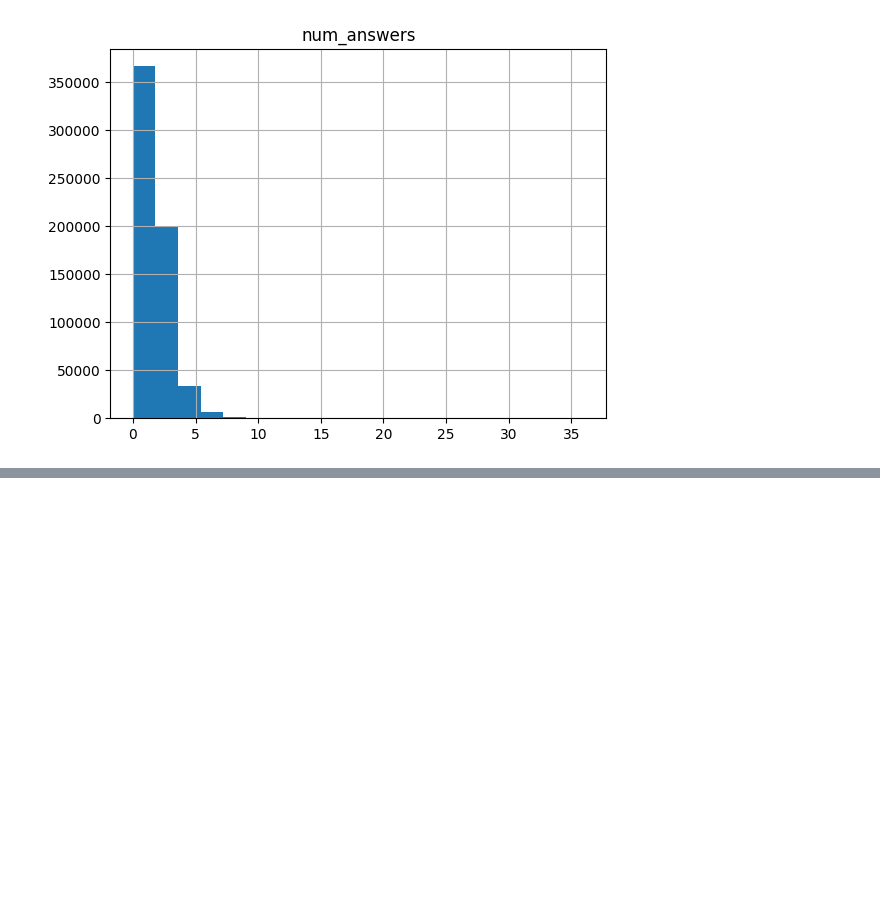
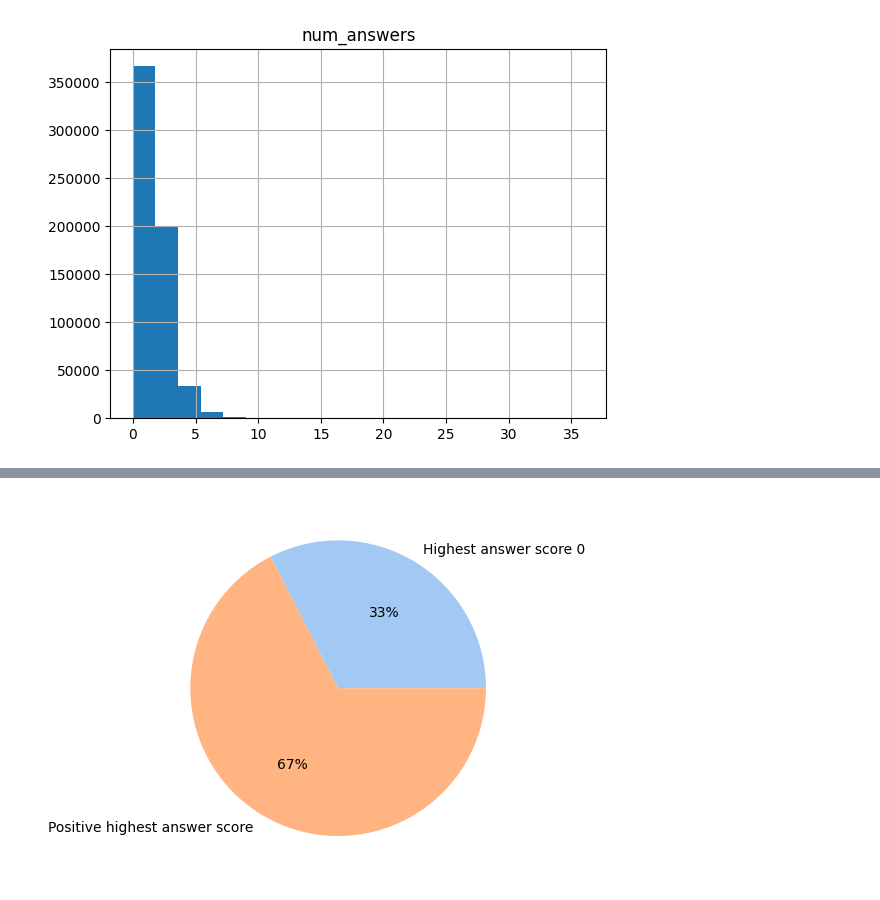
Before and after one commit to Tyler-Chi/w266_finalproject, a Jupyter notebook: EDA.ipynb, the cells around one changed output, grey strips where cells are left out. Drawn from its saved outputs; the diff is of its cells as text; code cells hidden in the pictures; blank space fills up the shorter version.

```diff
--- a/EDA.ipynb
+++ b/EDA.ipynb
@@ -158,0 +201,10 @@ array([[<AxesSubplot:title={'center':'num_answers'}>]], dtype=object)
+# %%
+# take a look at the distribution of questions with positive answer score, and those with 0
+
+data = [zero_score_count, positive_score_count]
+labels = ['Highest answer score 0', "Positive highest answer score"]
+colors = sns.color_palette('pastel')[0:2]
+plt.pie(data, labels = labels, colors = colors, autopct='%.0f%%')
+plt.show()
+# %% [output]
+[figure, added]
```
Also changed, not shown: parts of 10 cells of this notebook, 2 other files.
